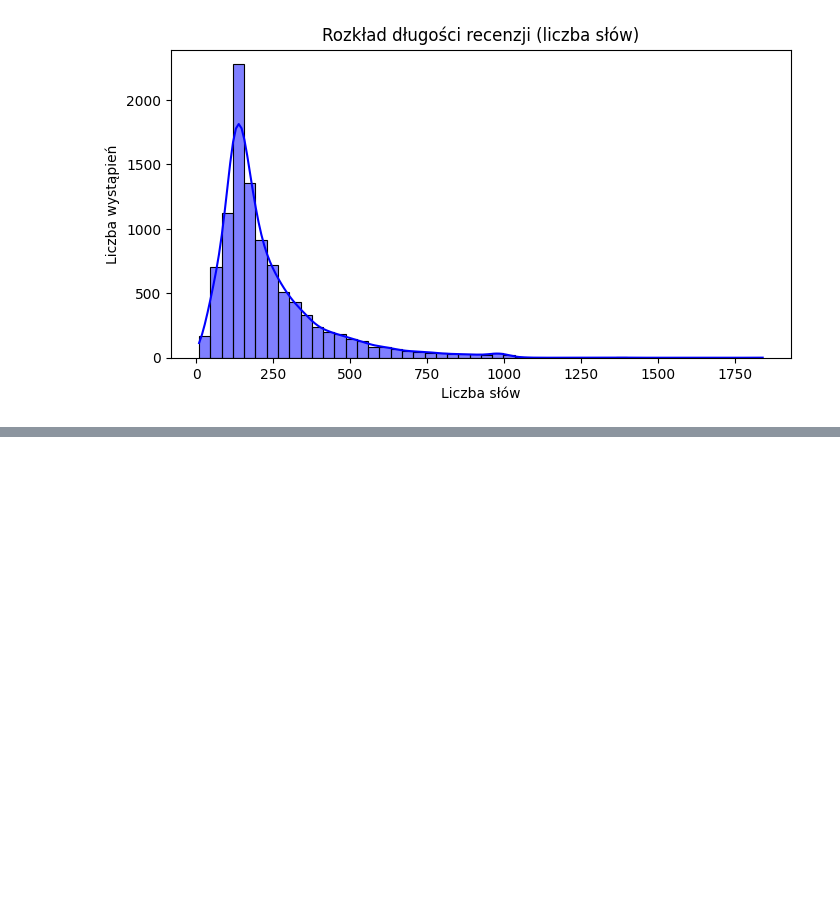
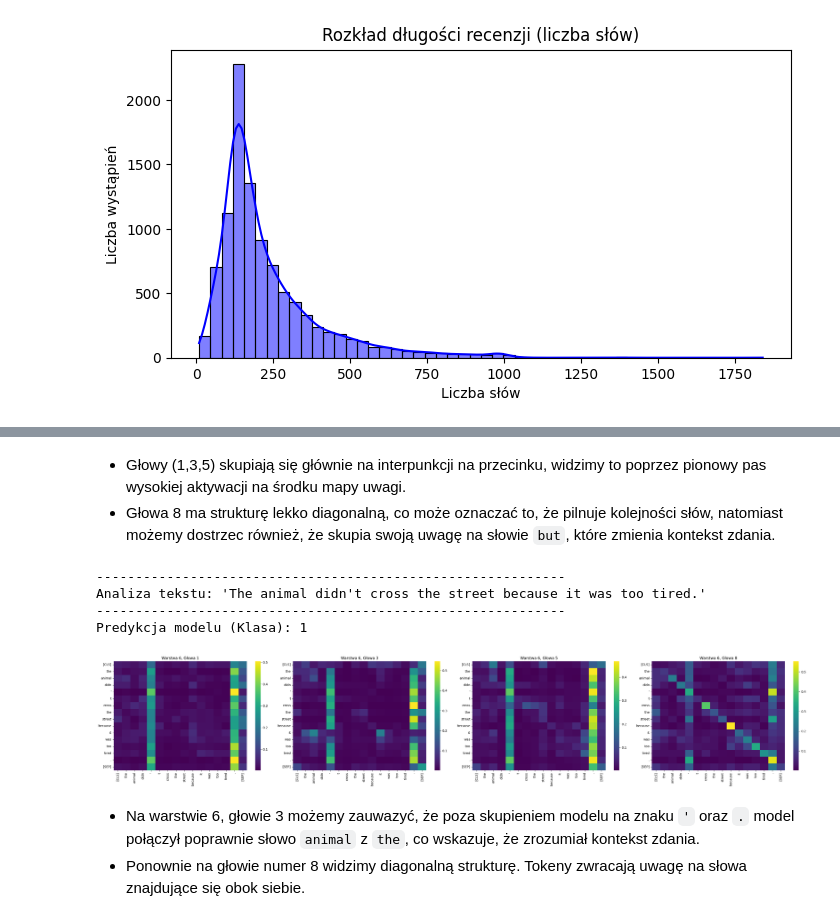
Before and after one commit to MaciejKuzmicki/Transformers, a Jupyter notebook: transformers.ipynb, the cells around one changed output, grey strips where cells are left out. Saved outputs shown, nothing was run; the diff lists cells and outputs as text; code cells hidden in the pictures; blank space fills up the shorter version.

```diff
--- a/transformers.ipynb
+++ b/transformers.ipynb
@@ -605,0 +586,20 @@ Predykcja modelu (Klasa): 0
+# %% [markdown]
+* Głowy (1,3,5) skupiają się głównie na interpunkcji na przecinku, widzimy to poprzez pionowy pas wysokiej aktywacji na środku mapy uwagi.
+* Głowa 8 ma strukturę lekko diagonalną, co może oznaczać to, że pilnuje kolejności słów, natomiast możemy dostrzec również, że skupia swoją uwagę na słowie `but`, które zmienia kontekst zdania.
+# %%
+analyze_and_plot_attention(
+        text=test_sentences[1],
+        model=model,
+        tokenizer=tokenizer,
+        layer_to_visualize=-1,
+        heads_to_plot=[1,3,5,8]
+    )
+# %% [output]
+------------------------------------------------------------
+Analiza tekstu: 'The animal didn't cross the street because it was too tired.'
+------------------------------------------------------------
+Predykcja modelu (Klasa): 1
+[figure, added]
+# %% [markdown]
+* Na warstwie 6, głowie 3 możemy zauwazyć, że poza skupieniem modelu na znaku `'` oraz `.` model połączył poprawnie słowo `animal` z `the`, co wskazuje, że zrozumiał kontekst zdania.
+* Ponownie na głowie numer 8 widzimy diagonalną strukturę. Tokeny zwracają uwagę na słowa znajdujące się obok siebie.
```
Also changed, not shown: parts of 31 cells of this notebook.
